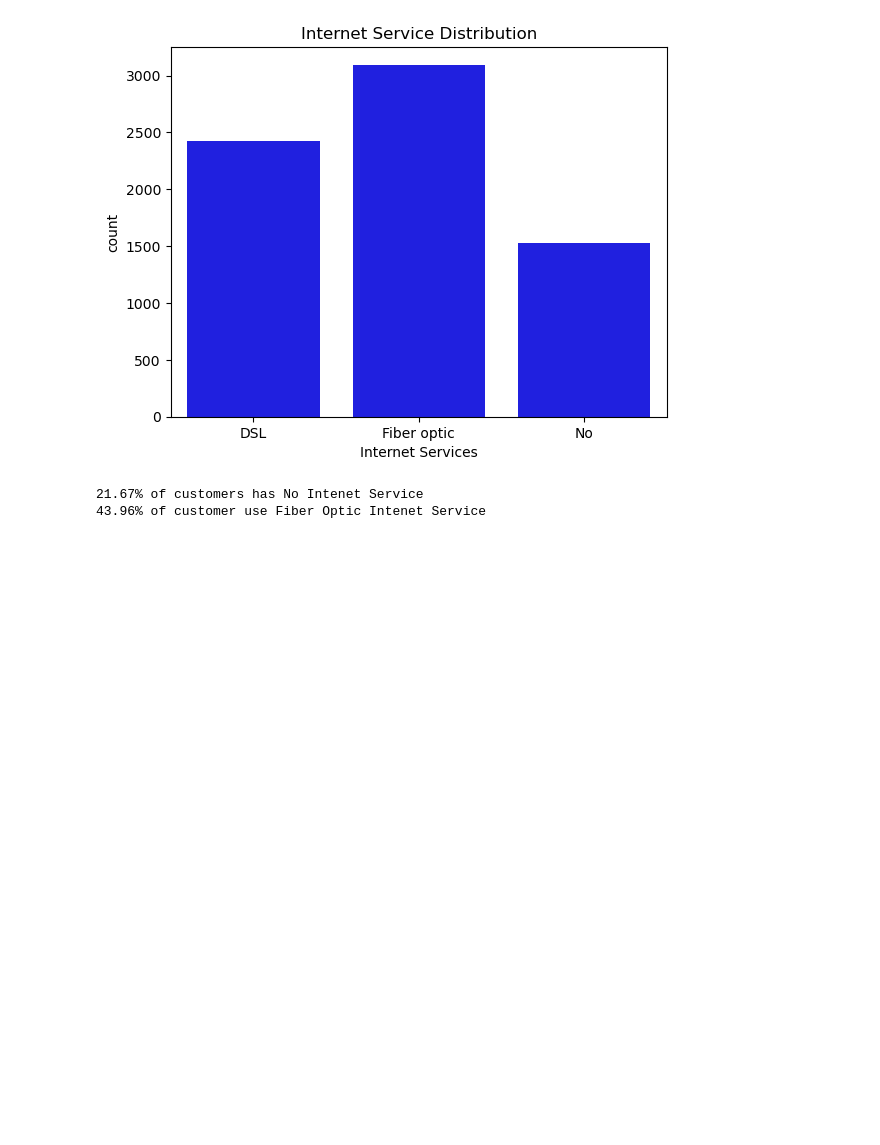
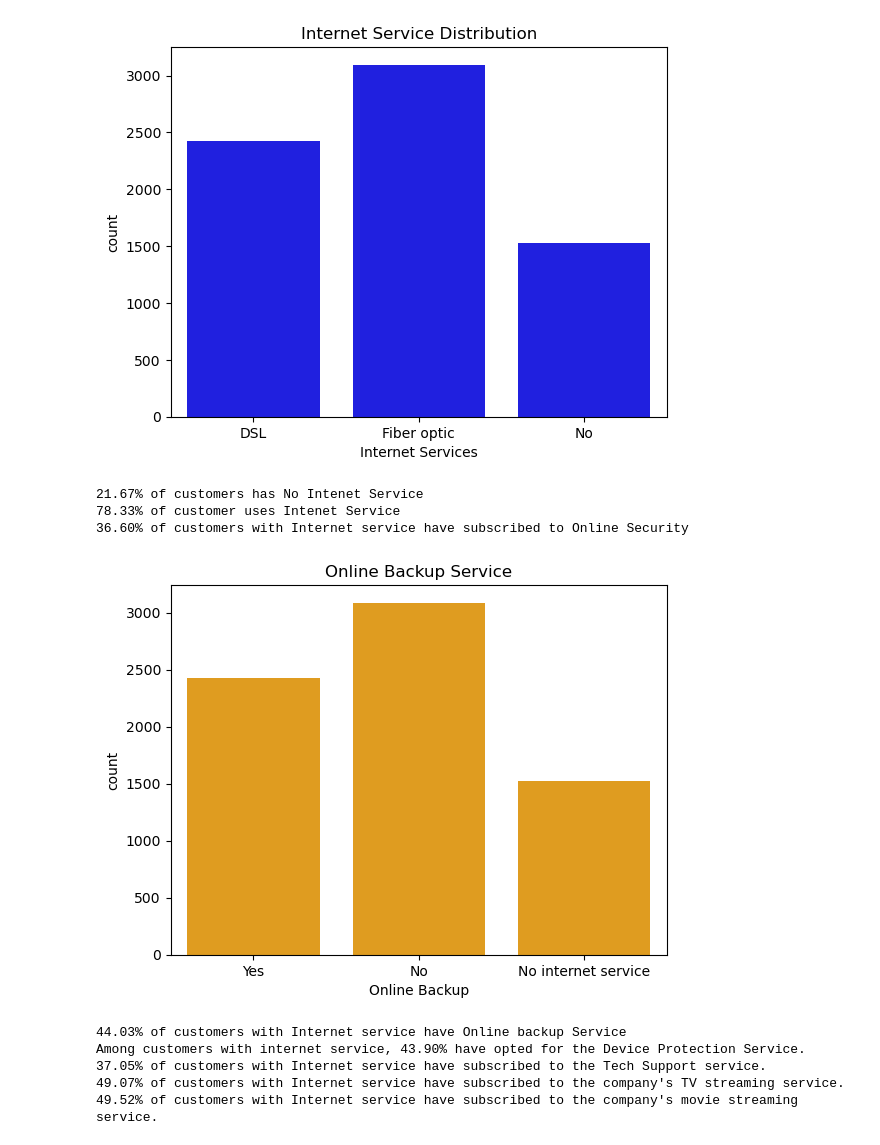
Before and after one commit to himashooo/Telco-Customer-Churn, a Jupyter notebook: Customer_churn.ipynb, the cells around one changed output. Cells and saved outputs as stored; diff of their text form; code cells hidden in the pictures; blank space fills up the shorter version.

```diff
--- a/Customer_churn.ipynb
+++ b/Customer_churn.ipynb
@@ -53,3 +57,7 @@ memory usage: 1.1+ MB
+# %%
+df['TotalCharges']=df['TotalCharges'].replace(' ',np.nan)
+# %%
+df['TotalCharges']=df['TotalCharges'].astype('float')
 # %%
 df.describe()
 # %% [output]
@@ -149,7 +157,28 @@ plt.show()
 [figure]
 # %%
 print(f'{((df['InternetService']=='No').sum()*100)/len(df):.2f}% of customers has No Intenet Service')
-print(f'{((df['InternetService']=='Fiber optic').sum()*100)/len(df):.2f}% of customer use Fiber Optic Intenet Service')
+print(f'{((df['InternetService']!='No').sum()*100)/len(df):.2f}% of customer uses Intenet Service')
+print(f"{((df['OnlineSecurity']=='Yes').sum()*100)/(df['InternetService']!='No').sum():.2f}% of customers with Internet service have subscribed to Online Security")
 # %% [output]
 21.67% of customers has No Intenet Service
-43.96% of customer use Fiber Optic Intenet Service
+78.33% of customer uses Intenet Service
+36.60% of customers with Internet service have subscribed to Online Security
+# %%
+sns.countplot(data=df,x='OnlineBackup',color='orange')
+plt.title('Online Backup Service')
+plt.xlabel('Online Backup')
+plt.show()
+# %% [output]
+[figure, added]
+# %%
+print(f"{(df['OnlineBackup']=='Yes').sum()*100/(df['InternetService']!='No').sum():.2f}% of customers with Internet service have Online backup Service")
+print(f"Among customers with internet service, {(df['DeviceProtection']=='Yes').sum()*100/(df['InternetService']!='No').sum():.2f}% have opted for the Device Protection Service.")
+print(f"{(df['TechSupport']=='Yes').sum()*100/(df['InternetService']!='No').sum():.2f}% of customers with Internet service have subscribed to the Tech Support service.")
+print(f"{(df['StreamingTV']=='Yes').sum()*100/(df['InternetService']!='No').sum():.2f}% of customers with Internet service have subscribed to the company's TV streaming service.")
+print(f"{(df['StreamingMovies']=='Yes').sum()*100/(df['InternetService']!='No').sum():.2f}% of customers with Internet service have subscribed to the company's movie streaming service.")
+# %% [output]
+44.03% of customers with Internet service have Online backup Service
+Among customers with internet service, 43.90% have opted for the Device Protection Service.
+37.05% of customers with Internet service have subscribed to the Tech Support service.
+49.07% of customers with Internet service have subscribed to the company's TV streaming service.
+49.52% of customers with Internet service have subscribed to the company's movie streaming service.
```
Also changed, not shown: parts of 9 cells of this notebook.
